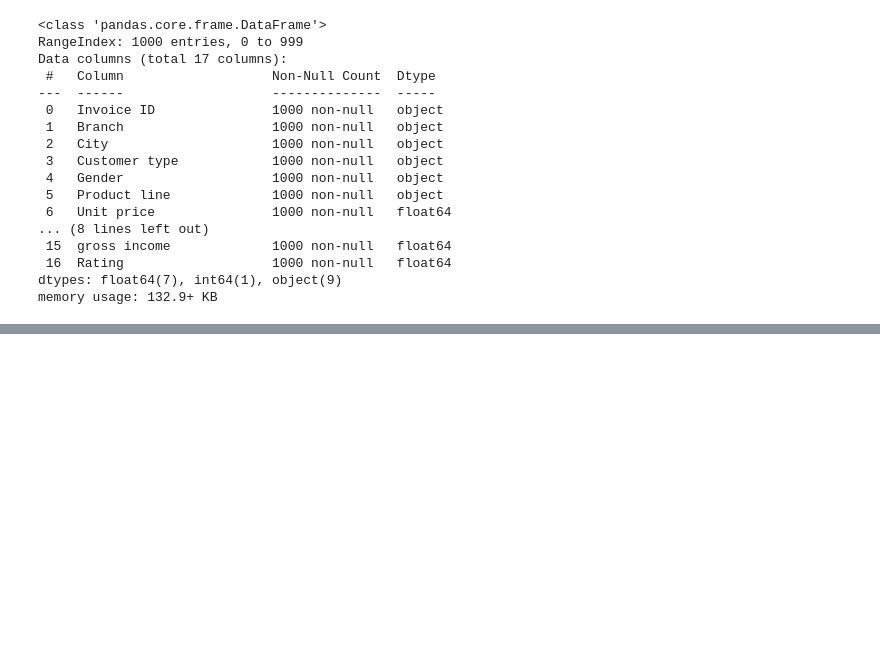
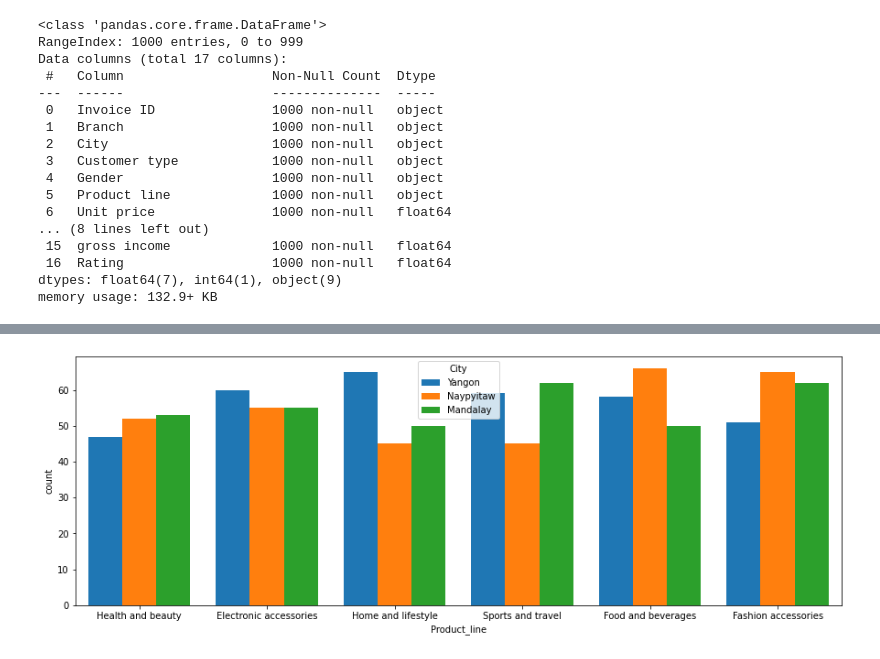
Before and after one commit to JammalAdeyemi/DataScience_Project, a Jupyter notebook: Probabilistic_Sales_Forecasting.ipynb, the cells around one changed output, grey strips where cells are left out. Saved outputs shown, nothing was run; the diff lists cells and outputs as text; code cells hidden in the pictures; blank space fills up the shorter version.

```diff
--- a/Probabilistic_Sales_Forecasting.ipynb
+++ b/Probabilistic_Sales_Forecasting.ipynb
@@ -73,0 +323,5 @@ memory usage: 132.9+ KB
+# %%
+plt.figure(figsize=(15,5))
+sns.countplot(data=df, x="Product_line", hue="City", saturation=True);
+# %% [output]
+[figure, added]
```
Also changed, not shown: parts of 50 cells of this notebook.
